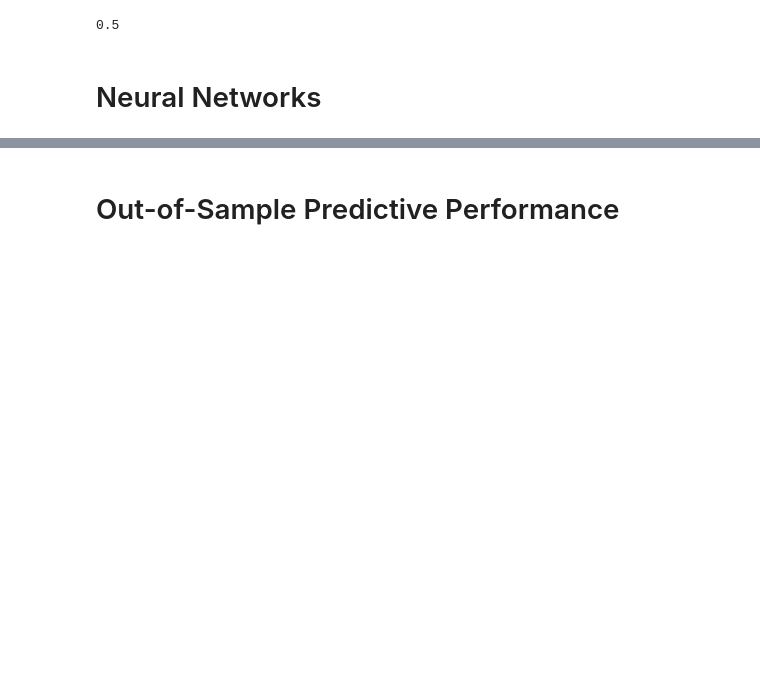
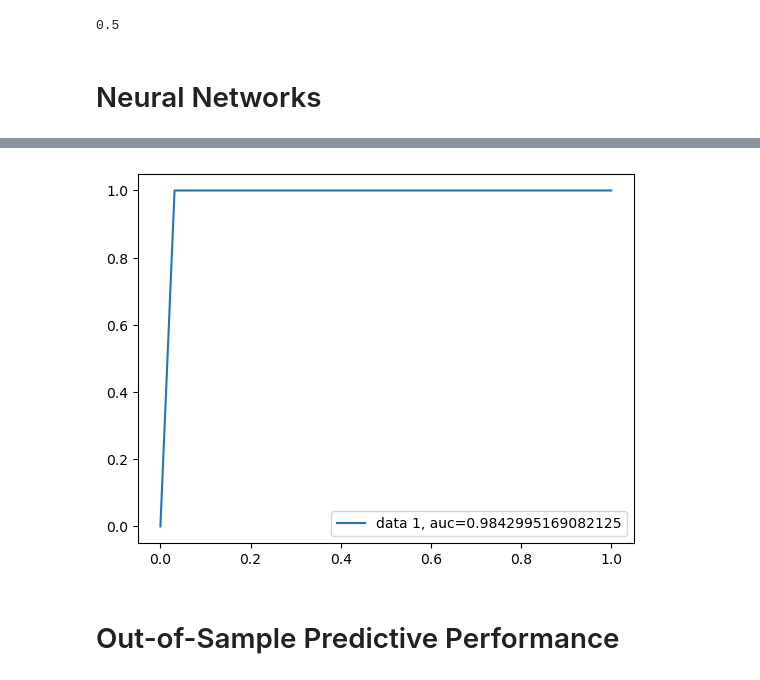
Before and after one commit to stenberg13/financial_crisis_prediction, a Jupyter notebook: Big_Data_Project_NEW.ipynb, the cells around one changed output, grey strips where cells are left out. Drawn from its saved outputs; the diff is of its cells as text; code cells hidden in the pictures; blank space fills up the shorter version.

```diff
--- a/Big_Data_Project_NEW.ipynb
+++ b/Big_Data_Project_NEW.ipynb
@@ -538,0 +677,9 @@ NameError: name 'KerasClassifier' is not defined
+# %%
+y_test_pre=model.predict(x_test)
+
+
+pa=pd.DataFrame()
+pa['Date']=X_test.reset_index().year.iloc[1:-1]
+pa['Prediction']=[i[0] for i in y_test_pre][1:]
+pa['Actual Values']=y_test[:-1]
+pa['Prediction1'] = pa['Prediction'].apply(lambda x: 1 if x >= 0.19 else 0)
@@ -539,3 +688,14 @@ NameError: name 'KerasClassifier' is not defined
+# %%
+auc_neural = metrics.roc_auc_score(pa['Actual Values'], pa['Prediction1'])
+# %%
+
+fpr, tpr, _ = metrics.roc_curve(pa['Actual Values'], pa['Prediction1'])
+
+plt.plot(fpr,tpr,label="data 1, auc="+str(auc_neural))
+plt.legend(loc=4)
+plt.show()
+# %% [output]
+[figure, added]
 # %% [markdown]
 # Out-of-Sample Predictive Performance
 # %% [markdown]
```
Also changed, not shown: parts of 28 cells of this notebook.
